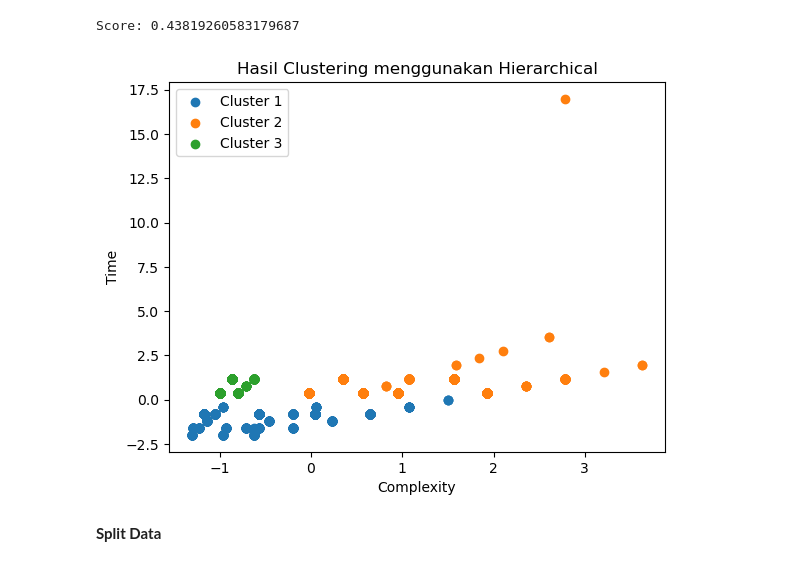
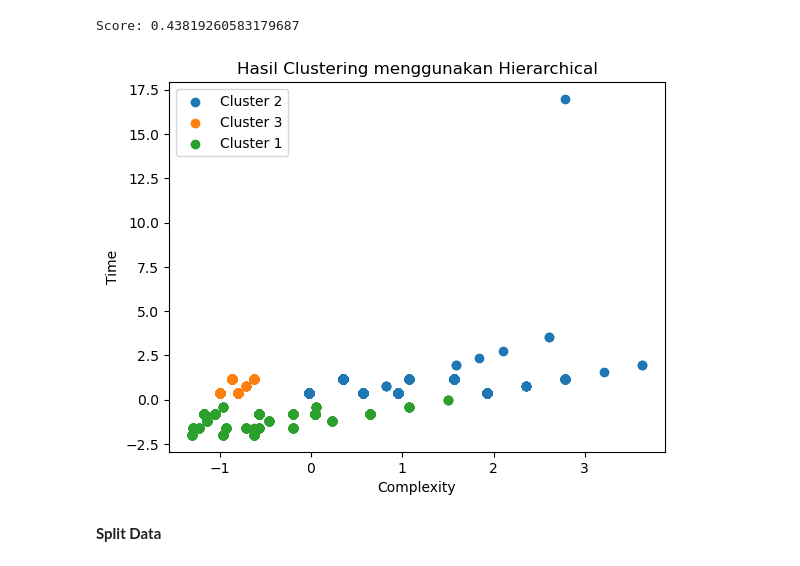
Before and after one commit to Jordan-18/PPL-CS-Prioritization-, a Jupyter notebook: preprocess.split-data.clustering.ipynb, the cells around one changed output. Saved outputs shown, nothing was run; the diff lists cells and outputs as text; code cells hidden in the pictures.

```diff
--- a/preprocess.split-data.clustering.ipynb
+++ b/preprocess.split-data.clustering.ipynb
@@ -62,7 +62,7 @@ print(f"Score: {score_avg}")
 # %% [output]
 Score: 0.48418821015031827
 # %%
-for cluster_num in range(3):
+for cluster_num in dataset['Class'].unique():
     cluster_data = dataset[dataset['Class'] == cluster_num]
     plt.scatter(
         # cluster_data['Complexity'],
@@ -103,18 +103,18 @@ print(f"Score: {silhouette}")
 # %% [output]
 Score: 0.43819260583179687
 # %%
-for cluster_num in range(3):
+for cluster_num in dataset['Class'].unique():
     cluster_data = dataset[dataset['Class'] == cluster_num]
     plt.scatter(
         # cluster_data['Complexity'],
         cluster_data['Cost'],
         cluster_data['Time'],
         label=f'Cluster {cluster_num + 1}')
 
 plt.xlabel('Complexity')
 plt.ylabel('Time')
 plt.legend()
 plt.title('Hasil Clustering menggunakan Hierarchical')
 plt.show()
 # %% [output]
-[figure, old version]
+[figure, new version]
```
Also changed, not shown: parts of 4 cells of this notebook, 6 other files.
